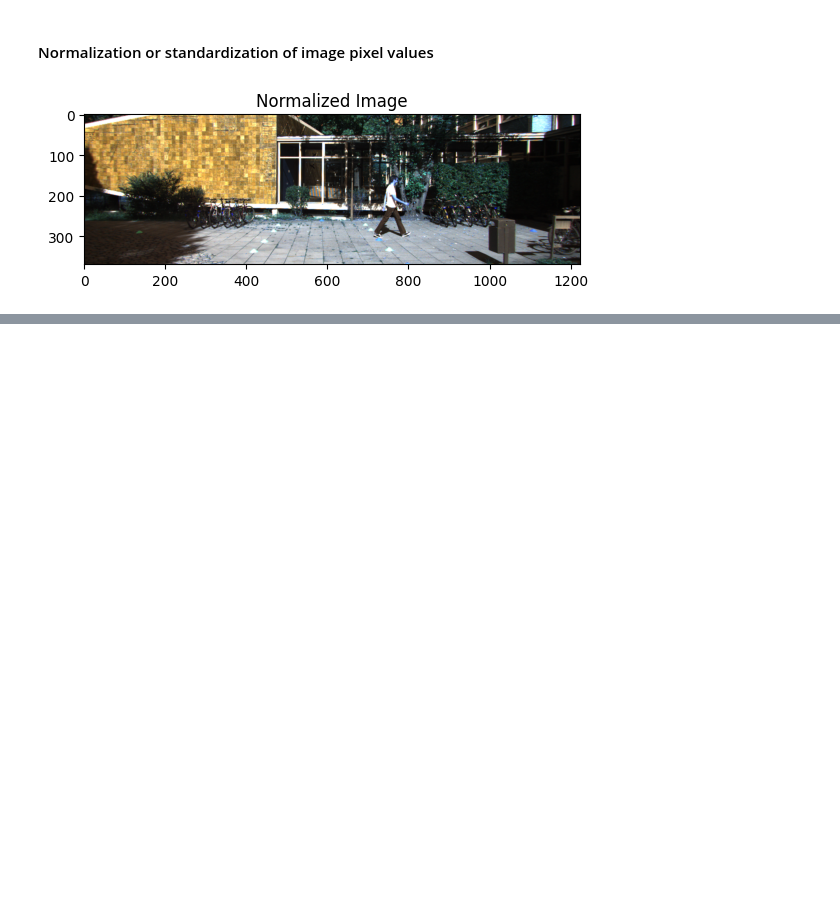
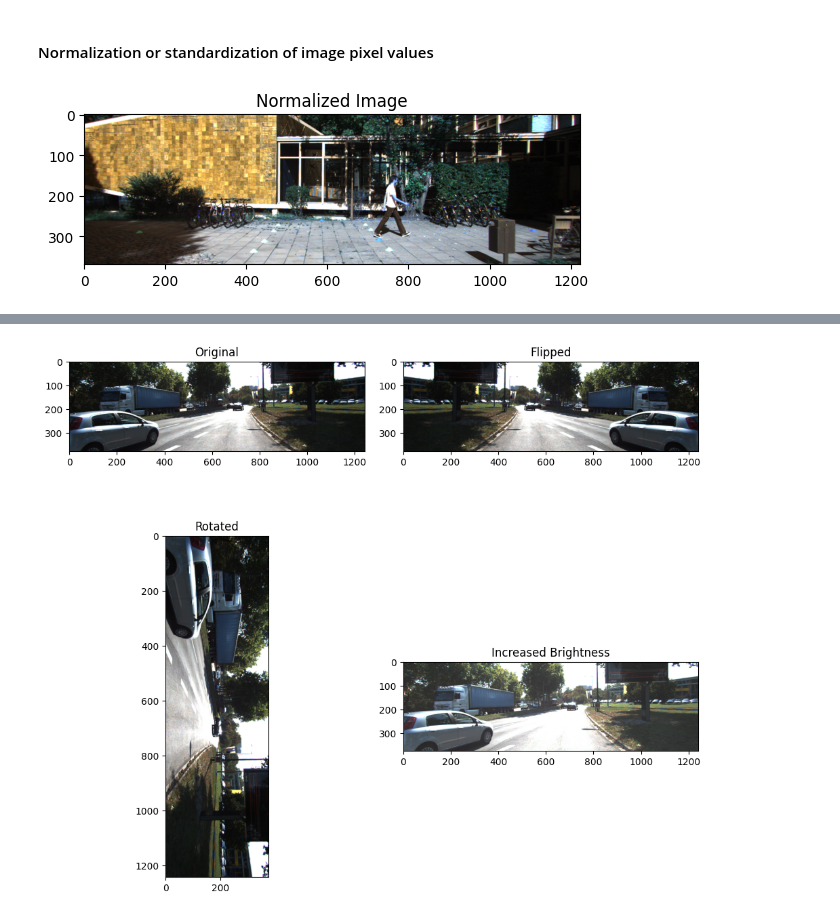
Before and after one commit to osvaldosun97/RobotShuttle, a Jupyter notebook: EDA-KITTI.ipynb, the cells around one changed output, grey strips where cells are left out. Drawn from its saved outputs; the diff is of its cells as text; code cells hidden in the pictures; blank space fills up the shorter version.

Commit message:
Add files via upload
data preprocessing

```diff
--- a/EDA-KITTI.ipynb
+++ b/EDA-KITTI.ipynb
@@ -641,0 +705,11 @@ plt.show()
+# %%
+# Merge df_labels with df_images on 'image_id' to associate bounding boxes with file paths
+df_merged = pd.merge(df_labels, df_images, on='image_id')
+
+# Now, the merged DataFrame (df_merged) will have both bounding box info and image file paths
+# Extract image resolution (width and height) using OpenCV
+df_merged['image_width'] = df_merged['file_path'].apply(lambda x: cv2.imread(x).shape[1])
+df_merged['image_height'] = df_merged['file_path'].apply(lambda x: cv2.imread(x).shape[0])
+
+# Print to confirm the first few rows of the merged DataFrame
+print(df_merged.head())
@@ -641,0 +737,33 @@ plt.show()
+# %%
+import cv2
+import matplotlib.pyplot as plt
+import numpy as np
+
+# Filter df_merged to get an image from the 'Tram' class
+tram_image_path = df_merged[df_merged['object_class'] == 'Tram']['file_path'].values[0]
+
+# Load the image using OpenCV
+img = cv2.imread(tram_image_path)
+
+# Ensure the image is loaded correctly
+if img is not None:
+    # Convert to RGB format for displaying with matplotlib
+    img = cv2.cvtColor(img, cv2.COLOR_BGR2RGB)
+
+    # Apply basic augmentations
+    flipped_img = cv2.flip(img, 1)  # Horizontal flip
+    rotated_img = cv2.rotate(img, cv2.ROTATE_90_CLOCKWISE)  # Rotate 90 degrees
+    bright_img = cv2.convertScaleAbs(img, alpha=1.2, beta=30)  # Increase brightness
+
+    # Plot original and augmented images
+    plt.figure(figsize=(10, 10))
+    plt.subplot(2, 2, 1), plt.imshow(img), plt.title('Original')
+    plt.subplot(2, 2, 2), plt.imshow(flipped_img), plt.title('Flipped')
+    plt.subplot(2, 2, 3), plt.imshow(rotated_img), plt.title('Rotated')
+    plt.subplot(2, 2, 4), plt.imshow(bright_img), plt.title('Increased Brightness')
+    plt.tight_layout()
+    plt.show()
+else:
+    print("Error loading image from path:", tram_image_path)
+# %% [output]
+[figure, added]
```
Also changed, not shown: parts of 18 cells of this notebook.
